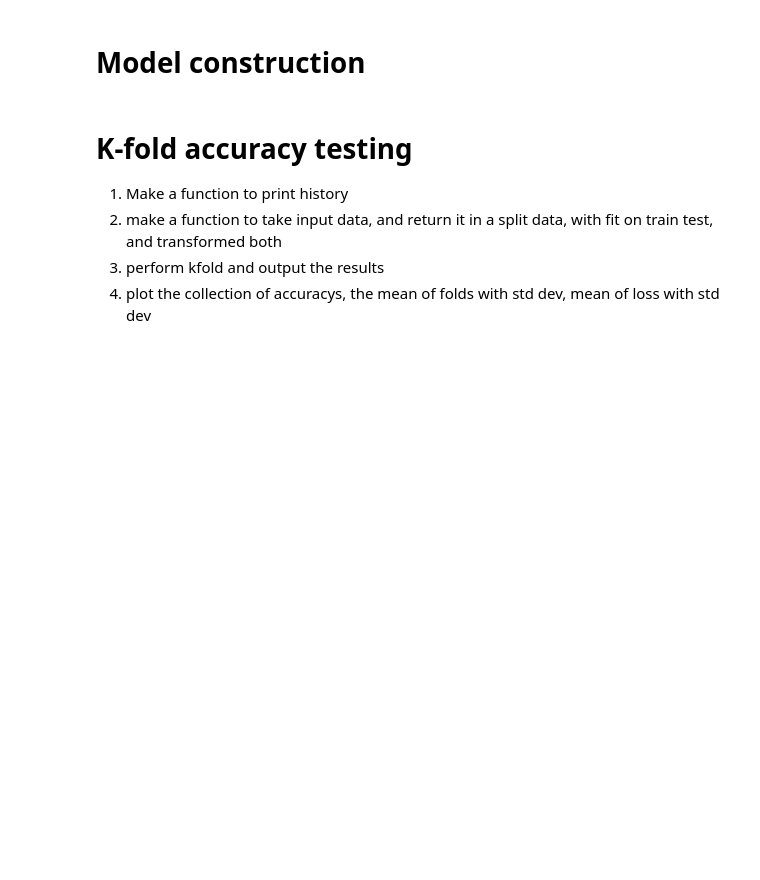
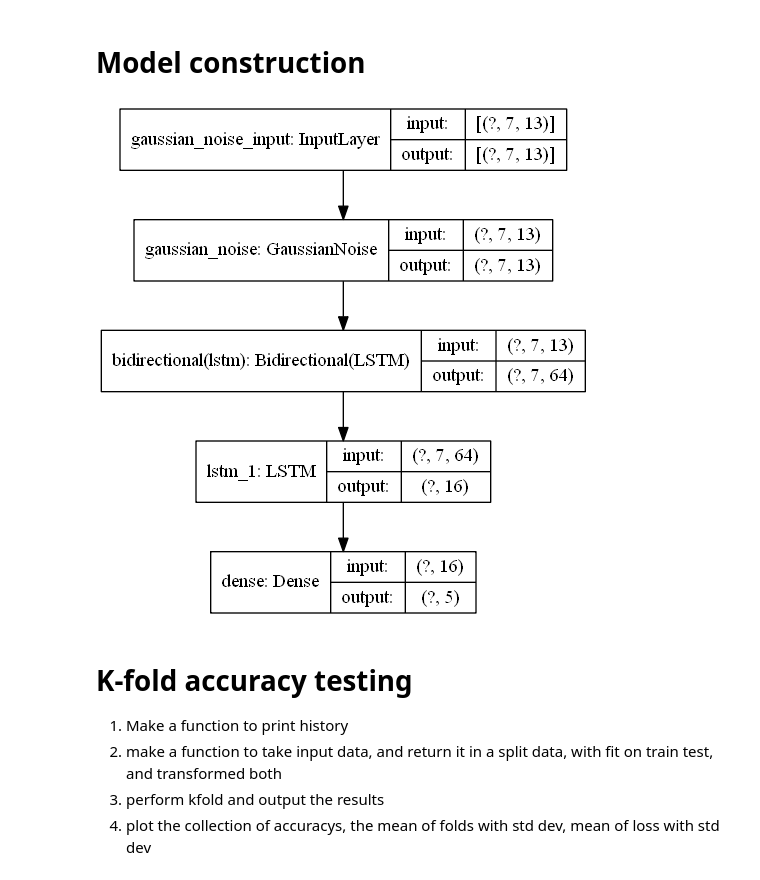
Before and after one commit to DarkGauss/LSTMforCovidData, a Jupyter notebook: Model2-gen1-cleaned.ipynb, the cells around one changed output. Drawn from its saved outputs; the diff is of its cells as text; code cells hidden in the pictures; blank space fills up the shorter version.

```diff
--- a/Model2-gen1-cleaned.ipynb
+++ b/Model2-gen1-cleaned.ipynb
@@ -1,4 +8,7 @@
 # %%
+USE_TF_GPU = True
+USE_GRAPHVIZ = True
+
 import matplotlib as mpl
 import matplotlib.pyplot as plt
 import os
@@ -7,6 +17,9 @@ import numpy as np
 from functools import reduce
 import seaborn as sns
 import time
+if USE_GRAPHVIZ:
+    import graphviz
+    import pydot
 # %%
 import tensorflow as tf
 from tensorflow.keras.models import Sequential
@@ -355,17 +369,32 @@ Number of training cases: 1347
 # %%
 #builds the model
 def build_model(dropout = 0.1,optimizer = "adam",init_mode = "uniform",lstm1_n = 32, lstm2_n=16,loss = 'mean_absolute_error',activation = "relu"):
     model = Sequential()
     model.add(GaussianNoise(0.01, input_shape=x_train.shape[-2:]))
     model.add(Bidirectional(LSTM(32,
                 return_sequences=True,
                 input_shape=x_train.shape[-2:],
                 #recurrent_regularizer=tf.keras.regularizers.l2(10**-6
                                 )))
     model.add(LSTM(16, activation='relu'))
     model.add(Dense(prediction_size))
     model.compile(optimizer = "adam", loss="mse",metrics=["accuracy"])
     return model
+
+
+#visualize model
+if USE_GRAPHVIZ:
+    dot_img_file = 'model_1.png'
+    tf.keras.utils.plot_model(
+        build_model(),
+        show_shapes=True,
+        show_layer_names=True,
+        rankdir="TB",
+        expand_nested=True,
+        dpi=96,
+    )
+# %% [output]
+[figure, added]
 # %% [markdown]
 # K-fold accuracy testing
 1. Make a function to print history
```
Also changed, not shown: parts of 7 cells of this notebook, 1 other file.
